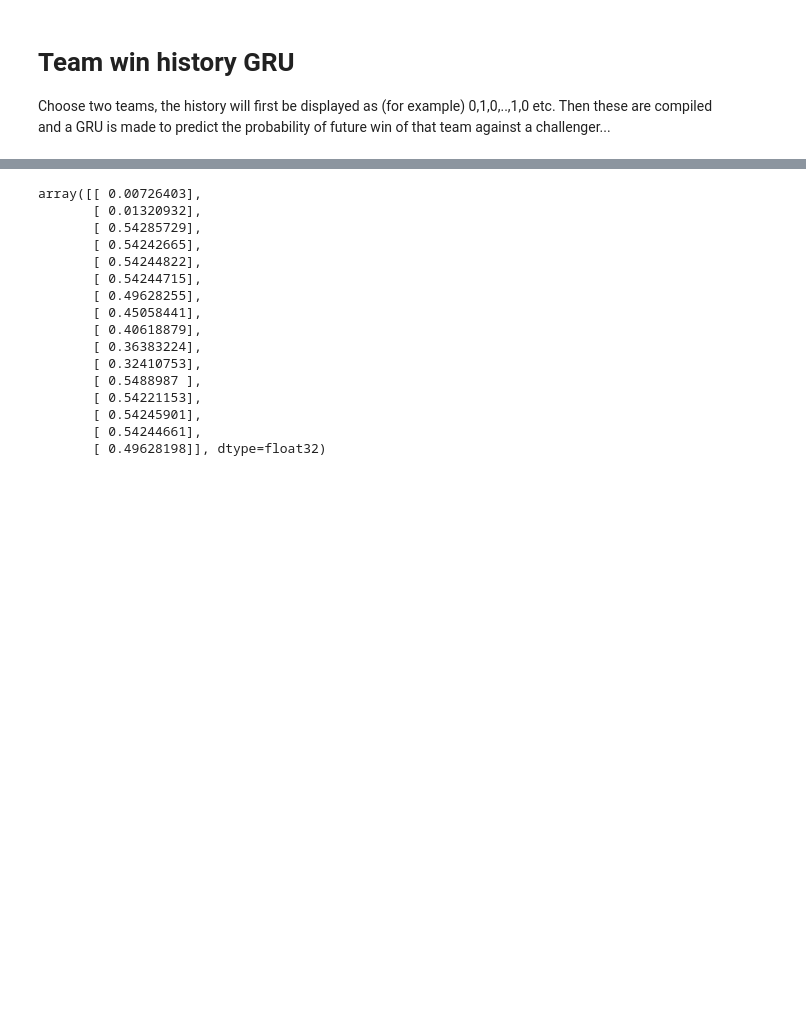
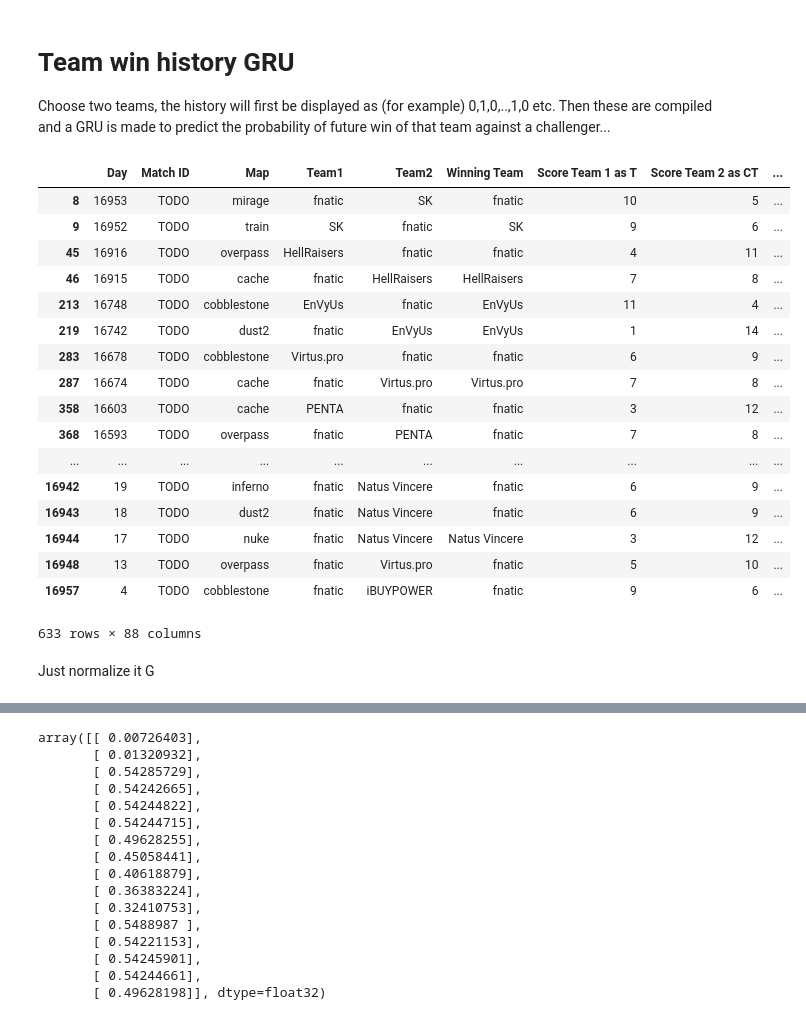
Before and after one commit to maxpolaczuk/GRU-csgo, a Jupyter notebook: team_win_predictor.ipynb, the cells around one changed output, grey strips where cells are left out. Saved outputs shown, nothing was run; the diff lists cells and outputs as text; code cells hidden in the pictures; blank space fills up the shorter version.

```diff
--- a/team_win_predictor.ipynb
+++ b/team_win_predictor.ipynb
@@ -15,5 +15,26 @@ dat = pd.read_csv('matchdata.csv',encoding = "ISO-8859-1")
 def team_data(team): # probably by index...
     df = dat.loc[(dat.ix[:,3] == team) |  (dat.ix[:,4] == team) ]
     return(df)
+# %%
+team_data('fnatic')
+# %% [output]
+|  | Day | Match ID | Map | Team1 | Team2 | Winning Team | Score Team 1 as T | Score Team 2 as CT | ... |
+| 8 | 16953 | TODO | mirage | fnatic | SK | fnatic | 10 | 5 | ... |
+| 9 | 16952 | TODO | train | SK | fnatic | SK | 9 | 6 | ... |
+| 45 | 16916 | TODO | overpass | HellRaisers | fnatic | fnatic | 4 | 11 | ... |
+| 46 | 16915 | TODO | cache | fnatic | HellRaisers | HellRaisers | 7 | 8 | ... |
+| 213 | 16748 | TODO | cobblestone | EnVyUs | fnatic | EnVyUs | 11 | 4 | ... |
+| 219 | 16742 | TODO | dust2 | fnatic | EnVyUs | EnVyUs | 1 | 14 | ... |
+| 283 | 16678 | TODO | cobblestone | Virtus.pro | fnatic | fnatic | 6 | 9 | ... |
+| 287 | 16674 | TODO | cache | fnatic | Virtus.pro | Virtus.pro | 7 | 8 | ... |
+| 358 | 16603 | TODO | cache | PENTA | fnatic | fnatic | 3 | 12 | ... |
+| 368 | 16593 | TODO | overpass | fnatic | PENTA | fnatic | 7 | 8 | ... |
+| ... | ... | ... | ... | ... | ... | ... | ... | ... | ... |
+| 16942 | 19 | TODO | inferno | fnatic | Natus Vincere | fnatic | 6 | 9 | ... |
+| 16943 | 18 | TODO | dust2 | fnatic | Natus Vincere | fnatic | 6 | 9 | ... |
+| 16944 | 17 | TODO | nuke | fnatic | Natus Vincere | Natus Vincere | 3 | 12 | ... |
+| 16948 | 13 | TODO | overpass | fnatic | Virtus.pro | fnatic | 5 | 10 | ... |
+| 16957 | 4 | TODO | cobblestone | fnatic | iBUYPOWER | fnatic | 9 | 6 | ... |
+633 rows × 88 columns
 # %%
 def win_series(team1,team2):
@@ -140,0 +169,2 @@ ltargs = pad_sequences(np.array([TL.tolist(),TL1.tolist(),TL2.tolist(),TL3.tolis
+# %% [markdown]
+Just normalize it G
```
Also changed, not shown: parts of 13 cells of this notebook.
